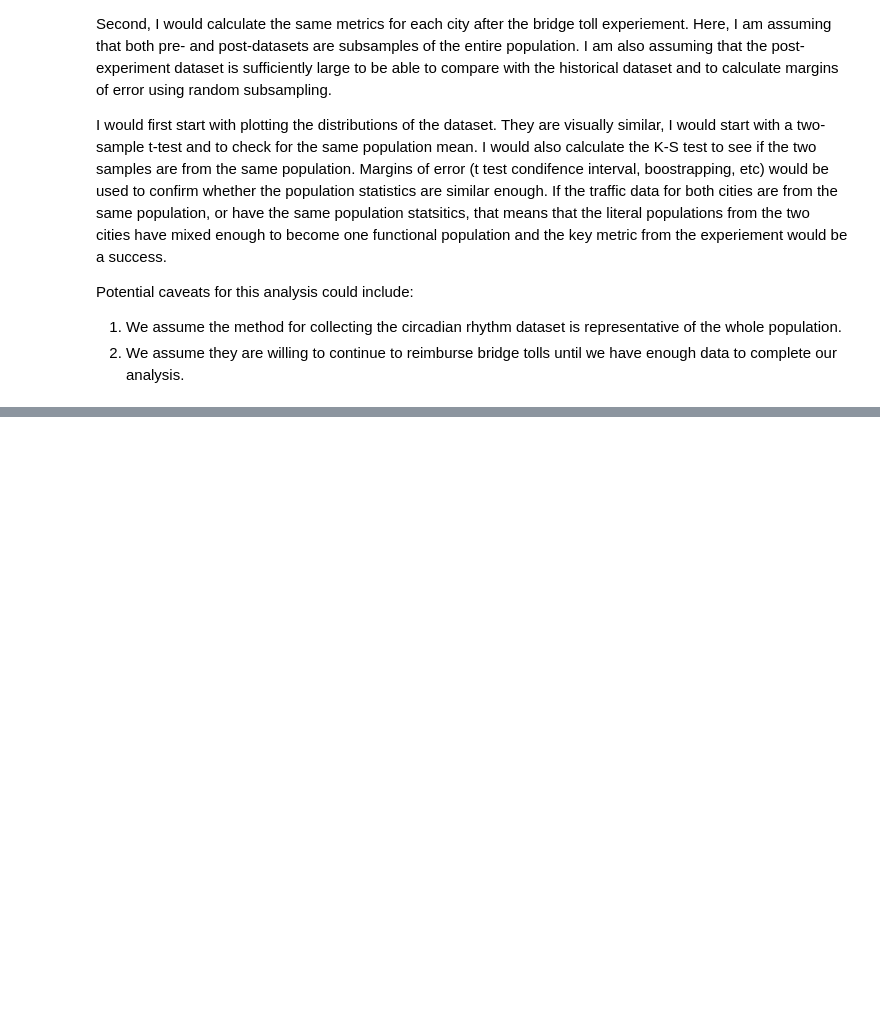
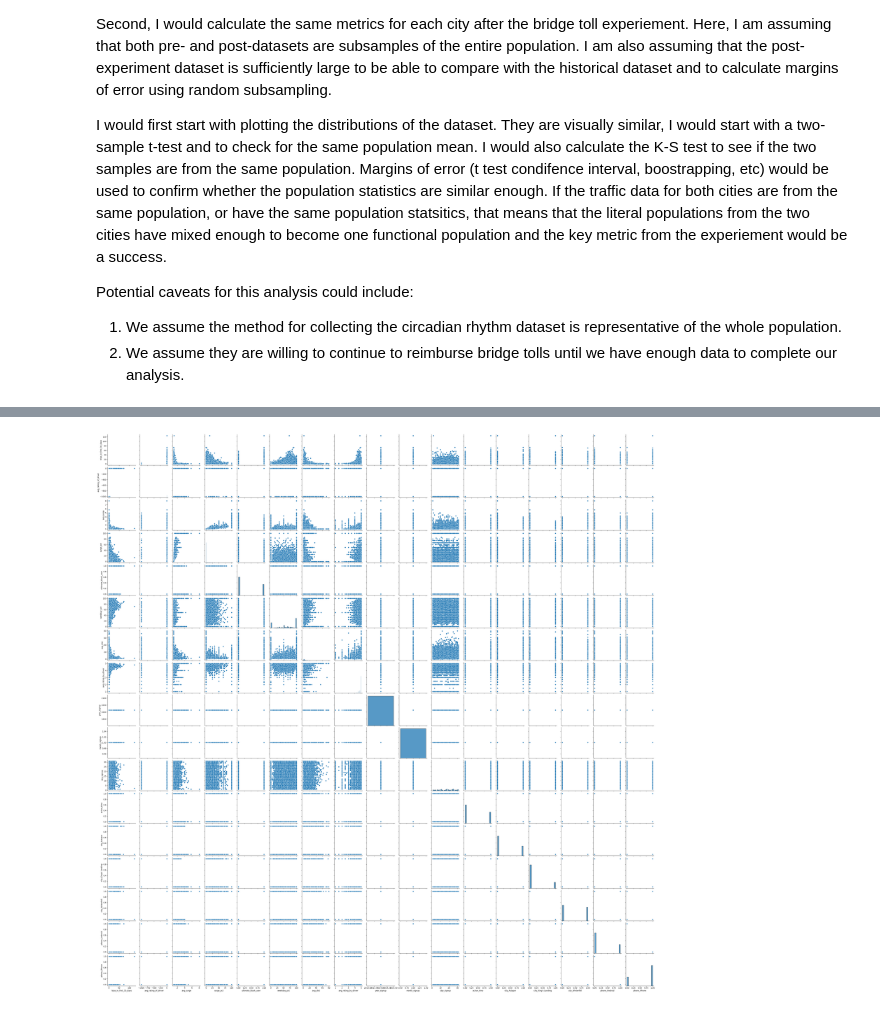
Before and after one commit to kpretz/Springboard, a Jupyter notebook: ultimate_challenge/UltimateChallenge_Pretzlav.ipynb, the cells around one changed output, grey strips where cells are left out. Saved outputs shown, nothing was run; the diff lists cells and outputs as text; code cells hidden in the pictures; blank space fills up the shorter version.

```diff
--- a/ultimate_challenge/UltimateChallenge_Pretzlav.ipynb
+++ b/ultimate_challenge/UltimateChallenge_Pretzlav.ipynb
@@ -159,0 +340,7 @@ Potential caveats for this analysis could include:
+# %%
+#calculate target variable, 1 is last month was after June (six months after signing up)
+data_u['active_6mo'] = 0
+data_u.loc[data_u['month_last_trip'] >= 6, 'active_6mo'] = 1
+data_u.drop(['day_last_trip', 'year_last_trip', 'month_last_trip'], inplace=True, axis=1) #drop last trip date cause it's essentially the target variable
+
+data_u
@@ -159,0 +370,12 @@ Potential caveats for this analysis could include:
+# %%
+# check how many unique values for city and phone parameters (only text_based features)
+# to make sure there aren't too many dummy variables.
+print(data_u['city'].value_counts())
+print(data_u['phone'].value_counts())
+
+#convert to numeric dummies
+cat_columns = ['city', 'phone']
+data_u_num = data_u.drop(cat_columns, axis=1)
+data_u_num = pd.merge(data_u_num, pd.get_dummies(data_u[cat_columns], dtype='int'), right_index=True, left_index=True)
+data_u_num.dtypes
+## all int, float, or bool
@@ -159,0 +410,11 @@ Potential caveats for this analysis could include:
+# %%
+# check for data corelation
+sns.pairplot(data_u_num)
+
+# if some version of month_last_trip is the target variable, then possible important features could be:
+# trips_in last 30 days, avg_surge, avg_ratingby_driver
+
+#only one value for year and month signup, so drop
+data_u_num.drop(['year_signup', 'month_signup'], axis=1, inplace=True)
+# %% [output]
+[figure, added]
```
Also changed, not shown: parts of 33 cells of this notebook, 1 other file.
